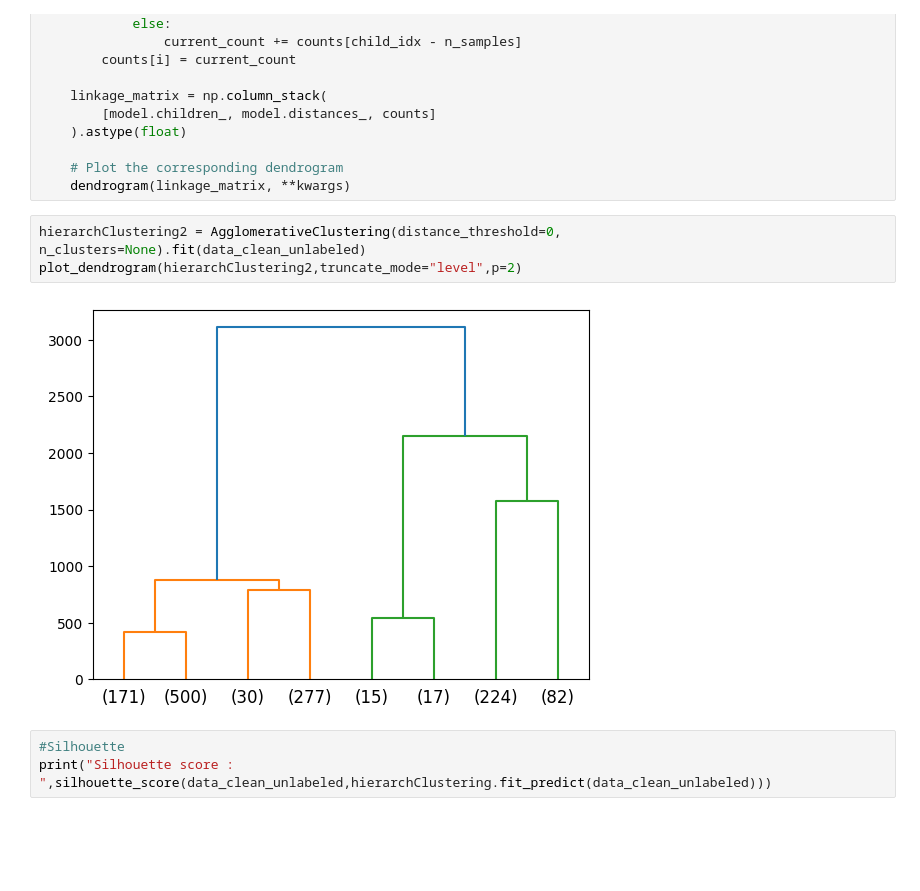
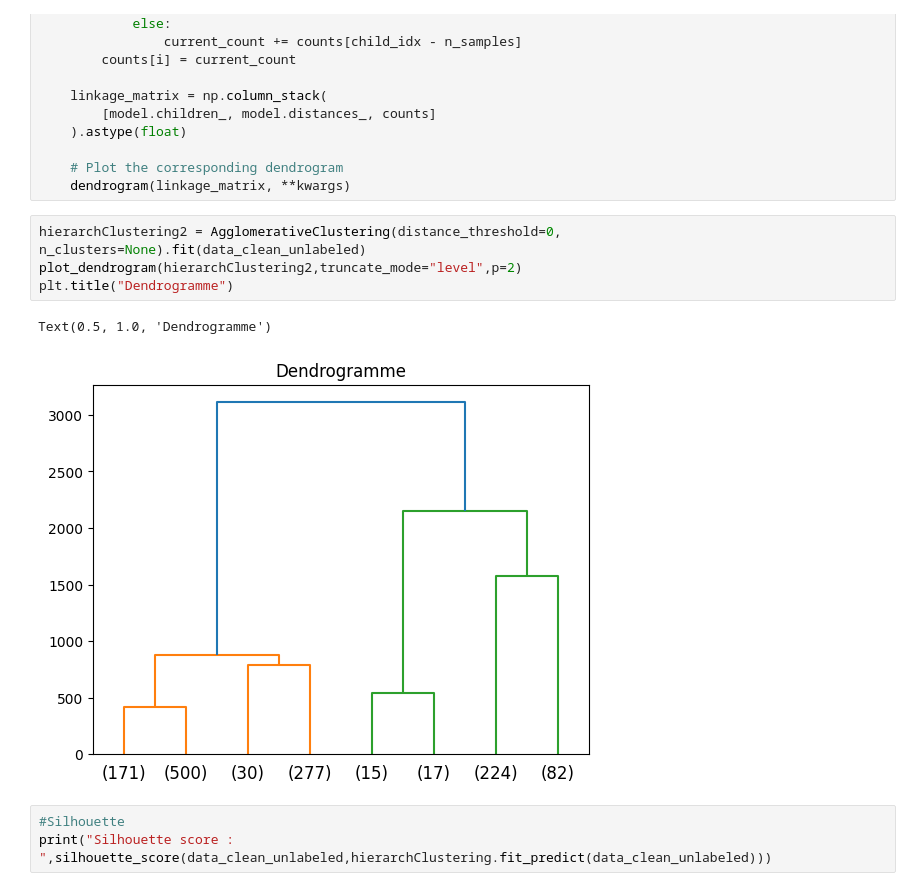
Before and after one commit to PlasmOwO/heart-attack, a Jupyter notebook: heartattackv1bis.ipynb, the cells around one changed output. Saved outputs shown, nothing was run; the diff lists cells and outputs as text; blank space fills up the shorter version.

```diff
--- a/heartattackv1bis.ipynb
+++ b/heartattackv1bis.ipynb
@@ -775,8 +791,10 @@ def plot_dendrogram(model, **kwargs):
 # %%
 hierarchClustering2 = AgglomerativeClustering(distance_threshold=0, n_clusters=None).fit(data_clean_unlabeled)
 plot_dendrogram(hierarchClustering2,truncate_mode="level",p=2)
+plt.title("Dendrogramme")
 # %% [output]
+Text(0.5, 1.0, 'Dendrogramme')
-[figure, old version]
+[figure, new version]
 # %%
 #Silhouette
 print("Silhouette score : ",silhouette_score(data_clean_unlabeled,hierarchClustering.fit_predict(data_clean_unlabeled)))
```
Also changed, not shown: parts of 10 cells of this notebook.
